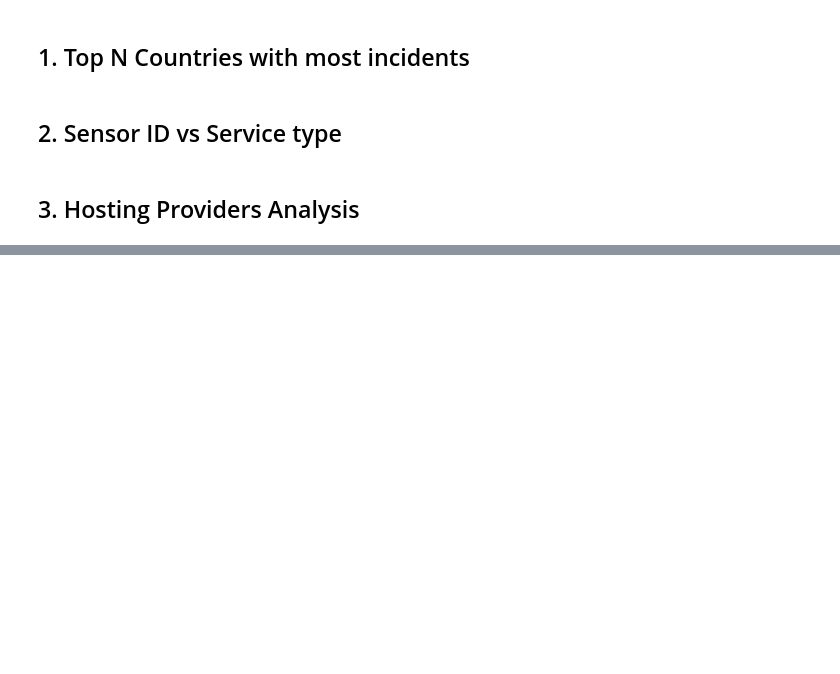
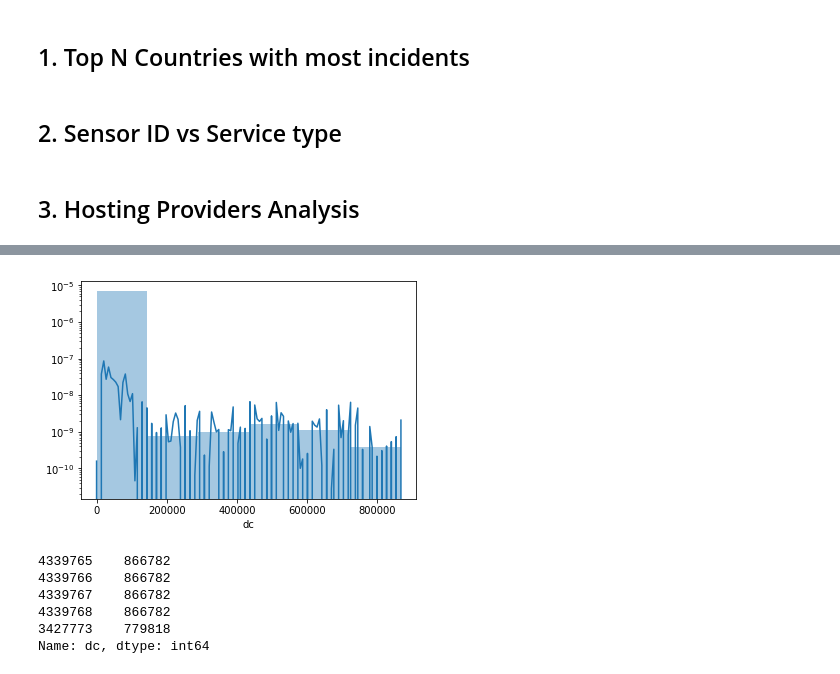
Before and after one commit to WKSu/WM0824TU-economics-of-cybersecurity-DDoS, a Jupyter notebook: SecurityMetrics/DDoS_Assignment1.ipynb, the cells around one changed output, grey strips where cells are left out. Drawn from its saved outputs; the diff is of its cells as text; code cells hidden in the pictures; blank space fills up the shorter version.

```diff
--- a/SecurityMetrics/DDoS_Assignment1.ipynb
+++ b/SecurityMetrics/DDoS_Assignment1.ipynb
@@ -364,0 +308,14 @@ plt.show()
+# %%
+ax = sns.distplot(df_host['dc'], bins = 6)
+ax.set_yscale('log')
+# %% [output]
+[figure, added]
+# %%
+df_host['dc'].sort_values(ascending = False).head()
+# %% [output]
+4339765    866782
+4339766    866782
+4339767    866782
+4339768    866782
+3427773    779818
+Name: dc, dtype: int64
```
Also changed, not shown: parts of 22 cells of this notebook, 2 other files.
